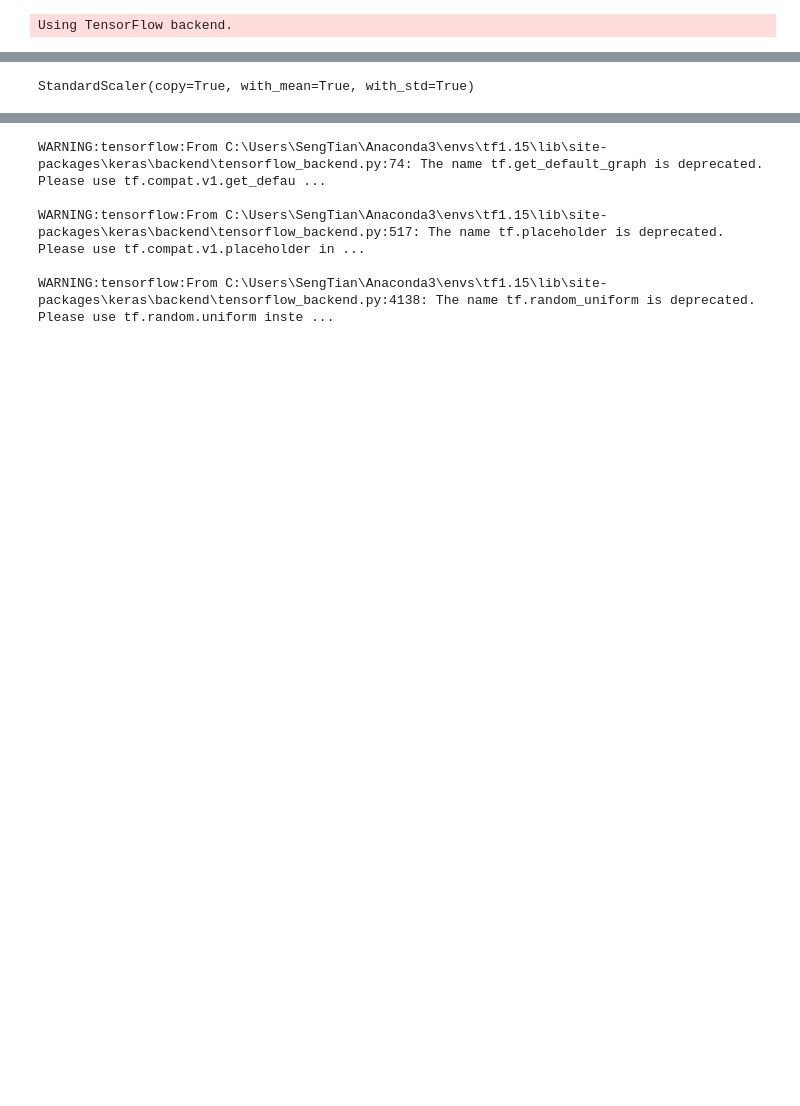
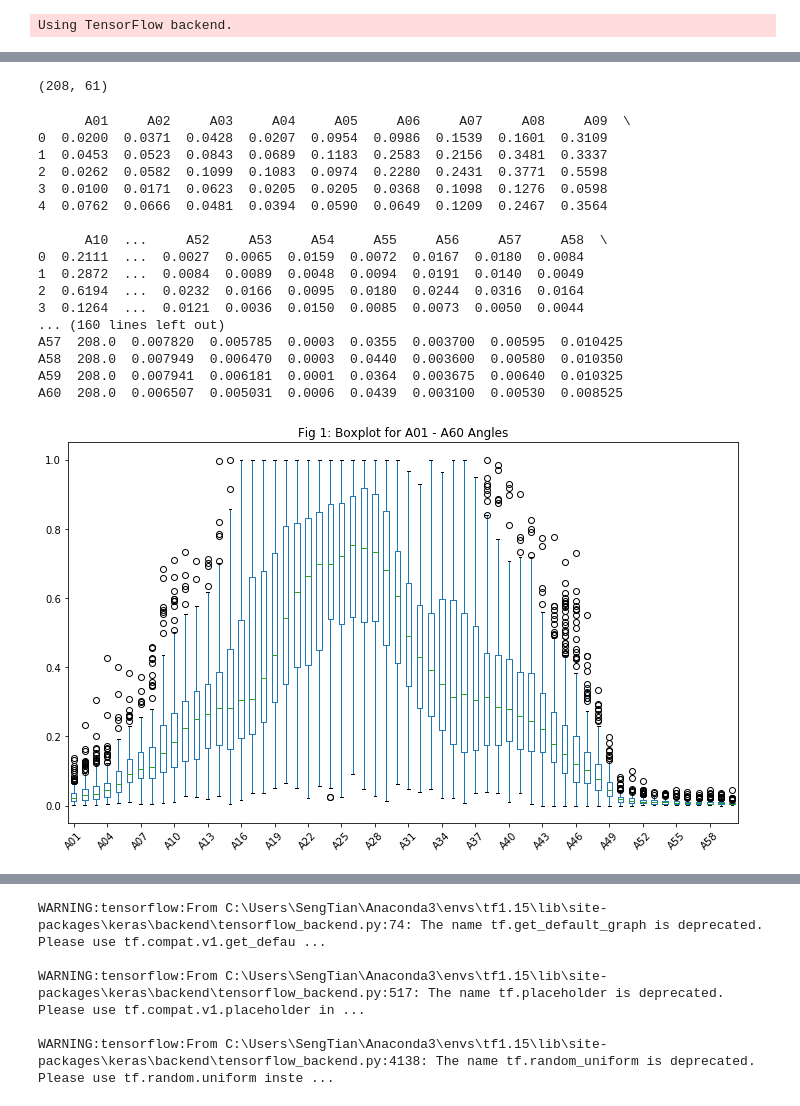
Before and after one commit to koayst/rp_deep_learning, a Jupyter notebook: Question_1/Question1_DLF.ipynb, the cells around one changed output, grey strips where cells are left out. Saved outputs shown, nothing was run; the diff lists cells and outputs as text; code cells hidden in the pictures; blank space fills up the shorter version.

```diff
--- a/Question_1/Question1_DLF.ipynb
+++ b/Question_1/Question1_DLF.ipynb
@@ -46,6 +48,7 @@ verbose=1
 Using TensorFlow backend.
 # %%
 def load_data():
+    # the dataset files are stored under the 'data' directory
     filedir = os.path.join(os.getcwd(), 'data')
     mines_filename = 'sonar.mines'
     rocks_filename = 'sonar.rocks'
@@ -56,8 +59,10 @@ def load_data():
     df = pd.read_csv(file, sep=',', header=None)
 
     # create the header for the dataframe
-    # the header starts with 'ANG' followed by a number
-    header = [f"ANG{x:02d}" for x in range(0, df.shape[1])]
+    # the header starts with 'A' followed by a number
+    header = [f"A{x:02d}" for x in range(1, df.shape[1])]
+    # the last column is named as 'C' as in 'Class'
+    header.append('C')
     df.columns = header
 
     return df
@@ -101,6 +106,6 @@ def exploratory_data_analysis(df):
 # %%
 def charts(df):
     df.plot.box(figsize=(12,7))
-    plt.xticks(np.arange(0, 61, 5.0), [f"ANG{x:02d}" for x in range(0, 61, 5)], rotation=45)
-    plt.title('Boxplot for all 60 Angles')
+    plt.xticks(np.arange(1, 60, 3), [f"A{x:02d}" for x in range(1, 60, 3)], rotation=45)
+    plt.title('Fig 1: Boxplot for A01 - A60 Angles')
     plt.show()
@@ -161,14 +112,43 @@ y = sonar_df.loc[:, 'ANG60'].copy()
-# %%
-# perform label encoding on Y
-lbl_encoder = LabelEncoder()
-y_encoded = lbl_encoder.fit_transform(y)
-
-X_train, X_test, y_train, y_test = train_test_split(X, y_encoded, test_size=0.2, stratify=y_encoded)
-
-# standard scaling
-std_scaler = StandardScaler()
-std_scaler.fit(X_train)
-X_train = std_scaler.transform(X_train)
-X_test = std_scaler.transform (X_test)
-# %% [output]
-StandardScaler(copy=True, with_mean=True, with_std=True)
+# %%
+# load the dataset and observe its shape
+sonar_df = load_data()
+sonar_df.shape
+
+if verbose==1:
+    print(sonar_df.head())
+    print(sonar_df.tail())
+    print()
+    print(sonar_df.info())
+    print()
+
+    # print to observe the min, max values of dataset
+    descT = sonar_df.describe().transpose()
+    cols = list(descT)
+
+    #move 'max' column next to 'min' column for easy visual comparison
+    cols.insert(cols.index('25%'), cols.pop(cols.index('max')))
+    descT = descT.loc[:, cols]
+    print(descT)
+    print()
+
+    charts(sonar_df)
+# %% [output]
+(208, 61)
+      A01     A02     A03     A04     A05     A06     A07     A08     A09  \
+0  0.0200  0.0371  0.0428  0.0207  0.0954  0.0986  0.1539  0.1601  0.3109
+1  0.0453  0.0523  0.0843  0.0689  0.1183  0.2583  0.2156  0.3481  0.3337
+2  0.0262  0.0582  0.1099  0.1083  0.0974  0.2280  0.2431  0.3771  0.5598
+3  0.0100  0.0171  0.0623  0.0205  0.0205  0.0368  0.1098  0.1276  0.0598
+4  0.0762  0.0666  0.0481  0.0394  0.0590  0.0649  0.1209  0.2467  0.3564
+
+      A10  ...     A52     A53     A54     A55     A56     A57     A58  \
+0  0.2111  ...  0.0027  0.0065  0.0159  0.0072  0.0167  0.0180  0.0084
+1  0.2872  ...  0.0084  0.0089  0.0048  0.0094  0.0191  0.0140  0.0049
+2  0.6194  ...  0.0232  0.0166  0.0095  0.0180  0.0244  0.0316  0.0164
+3  0.1264  ...  0.0121  0.0036  0.0150  0.0085  0.0073  0.0050  0.0044
+... (160 lines left out)
+A57  208.0  0.007820  0.005785  0.0003  0.0355  0.003700  0.00595  0.010425
+A58  208.0  0.007949  0.006470  0.0003  0.0440  0.003600  0.00580  0.010350
+A59  208.0  0.007941  0.006181  0.0001  0.0364  0.003675  0.00640  0.010325
+A60  208.0  0.006507  0.005031  0.0006  0.0439  0.003100  0.00530  0.008525
+[figure, added]
```
Also changed, not shown: parts of 18 cells of this notebook.
